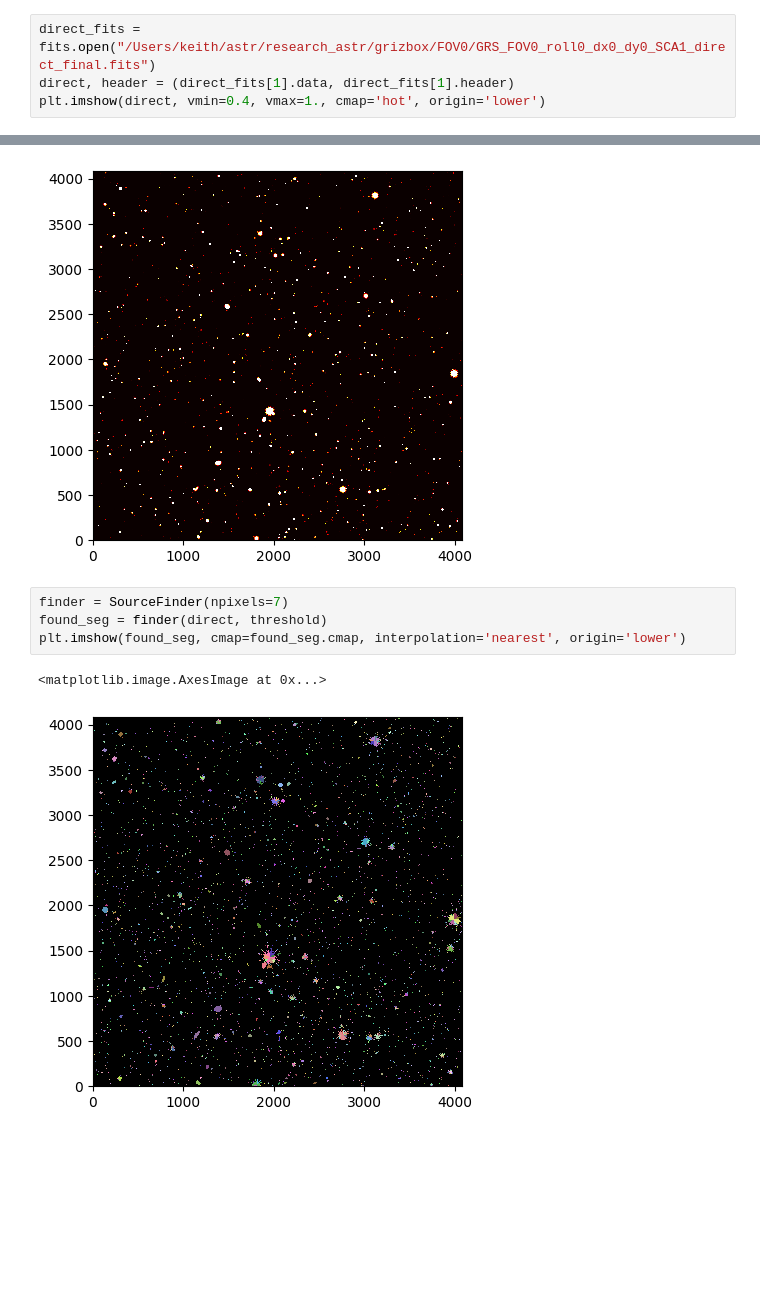
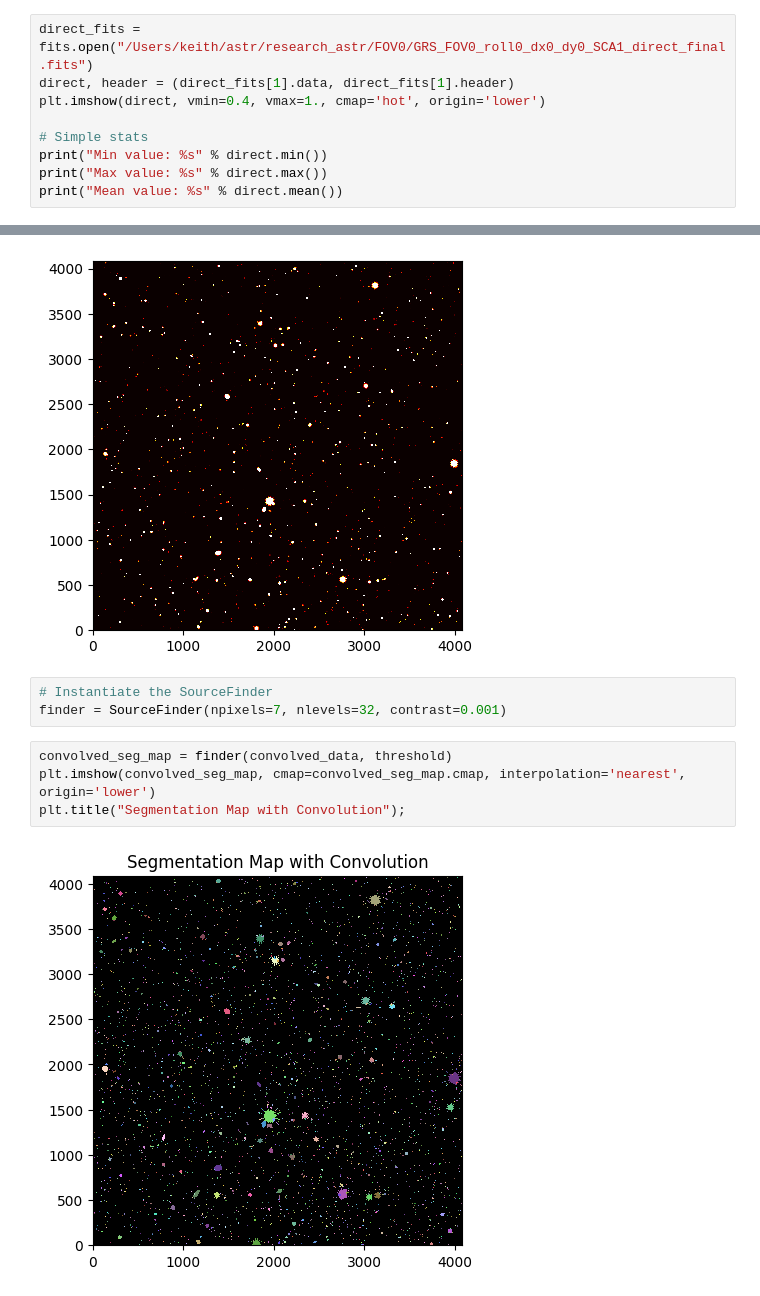
Before and after one commit to keithbuckholz/summer-roman-project, a Jupyter notebook: segmentation-practice/segmenting-FOV0.ipynb, the cells around one changed output, grey strips where cells are left out. Drawn from its saved outputs; the diff is of its cells as text; blank space fills up the shorter version.

Commit message:
Working through sim of direct image

```diff
--- a/segmentation-practice/segmenting-FOV0.ipynb
+++ b/segmentation-practice/segmenting-FOV0.ipynb
@@ -3,7 +4,12 @@ from photutils.segmentation import SourceFinder
 import matplotlib.pyplot as plt
 from astropy.io import fits
 # %%
-direct_fits = fits.open("/Users/keith/astr/research_astr/grizbox/FOV0/GRS_FOV0_roll0_dx0_dy0_SCA1_direct_final.fits")
+direct_fits = fits.open("/Users/keith/astr/research_astr/FOV0/GRS_FOV0_roll0_dx0_dy0_SCA1_direct_final.fits")
 direct, header = (direct_fits[1].data, direct_fits[1].header)
 plt.imshow(direct, vmin=0.4, vmax=1., cmap='hot', origin='lower')
+
+# Simple stats
+print("Min value: %s" % direct.min())
+print("Max value: %s" % direct.max())
+print("Mean value: %s" % direct.mean())
 # %% [output]
@@ -42,10 +64,12 @@ plt.imshow(convolved_data, vmin=0.3, vmax=1., cmap='hot', origin='lower')
 # %% [output]
 <matplotlib.image.AxesImage at 0x...>
 [figure]
+# %%
+# Instantiate the SourceFinder
+finder = SourceFinder(npixels=7, nlevels=32, contrast=0.001)
 # %%
-finder = SourceFinder(npixels=7)
-found_seg = finder(direct, threshold)
-plt.imshow(found_seg, cmap=found_seg.cmap, interpolation='nearest', origin='lower')
+convolved_seg_map = finder(convolved_data, threshold)
+plt.imshow(convolved_seg_map, cmap=convolved_seg_map.cmap, interpolation='nearest', origin='lower')
+plt.title("Segmentation Map with Convolution");
 # %% [output]
-<matplotlib.image.AxesImage at 0x...>
-[figure, old version]
+[figure, new version]
```
Also changed, not shown: parts of 13 cells of this notebook, 12 other files.
